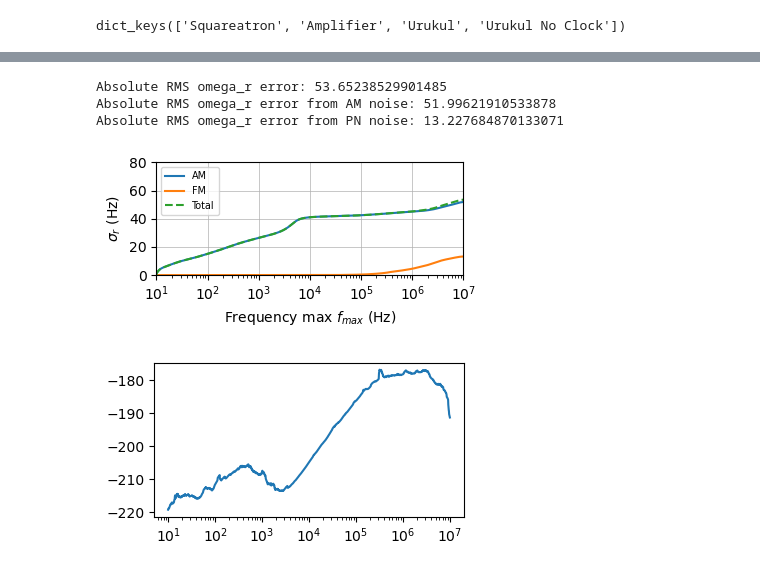
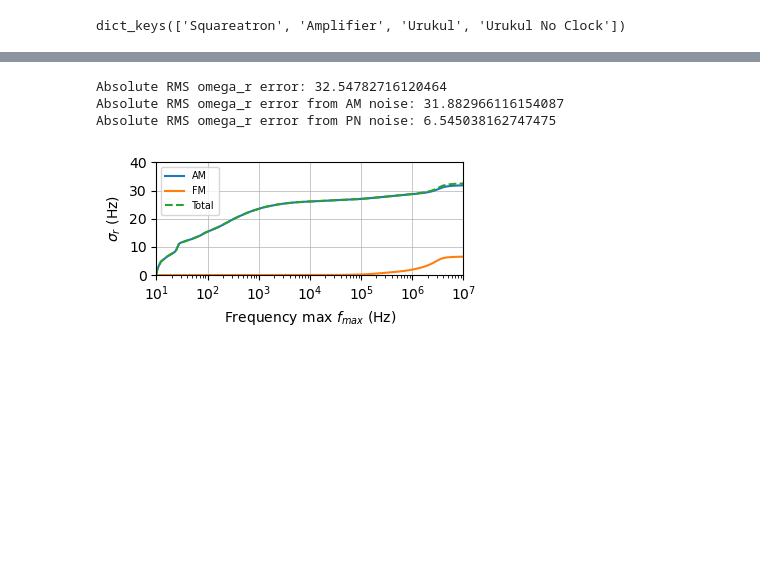
Before and after one commit to DonovanWebb/thesis, a Jupyter notebook: figures/make_figure/ch3/rf/resonator_H/resonator_H.ipynb, the cells around one changed output, grey strips where cells are left out. Drawn from its saved outputs; the diff is of its cells as text; code cells hidden in the pictures; blank space fills up the shorter version.

```diff
--- a/figures/make_figure/ch3/rf/resonator_H/resonator_H.ipynb
+++ b/figures/make_figure/ch3/rf/resonator_H/resonator_H.ipynb
@@ -230,7 +245,7 @@ Upper -3 dB frequency: 3.70696e+07 Hz
 [figure]
 [figure]
 # %%
-f0, offsets, am_in, pn_in, am_out, pn_out, g_aa, g_pa = get_noise(0.0, Cval, Lval, Rsval, RLval, CLval)
+f0, offsets, am_in, pn_in, am_out, pn_out, g_aa, g_pa, g_ap = get_noise(0.0, Cval, Lval, Rsval, RLval, CLval)
 
 # Also show individual contributions
 H0 = H_jw(f0, Cval, Lval, Rsval, RLval, CLval)
@@ -281,7 +296,7 @@ detunings = np.logspace(0, 6, 100)  # detuning from 1 Hz to 1 MHz
 conv_freq = 10e4  # 10 kHz, frequency at which to evaluate conversion
 g_pa_values = []
 for detuning in detunings:
-    _, offsets, _, _, _, _, _, g_pa_ = get_noise(detuning, Cval, Lval, Rsval, RLval, CLval)
+    _, offsets, _, _, _, _, _, g_pa_, _ = get_noise(detuning, Cval, Lval, Rsval, RLval, CLval)
     g_pa_values.append(np.abs(g_pa_[np.argmin(np.abs(offsets - conv_freq))]))  # get g_pa at conv_freq
 
 plt.figure(figsize=(4, 2.6))
@@ -512,17 +531,9 @@ Carrier frequency f0 = 3.67967e+07 Hz
 # Spectra to RMS of mode frequency
 # Convert SSB AM noise dBc/Hz to fractional amplitude PSD
 freqs = np.array(frequencies)
-S_alpha = 2 * 10**(am_out / 10)
-
-# Convert SSB phase noise dBc/Hz to phase PSD rad^2/Hz
-S_phi = 2 * 10**(pn_out / 10)
-
-# Convert phase noise to fractional RF frequency noise
-S_frac_freq = (freqs / f0)**2 * S_phi
-S_frac_freq_2 = 2*10**(fm_out / 10)
 
 # Fractional omega_r PSD
-S_frac_omega_r = S_alpha + S_frac_freq
+S_frac_omega_r = S_am_out + S_fm_out
 f1 = 10     # Hz
 if f1 < np.min(freqs):
     print(f"Warning: f1={f1} Hz is below the minimum measured frequency {np.min(freqs):.2g} Hz. Results may be inaccurate.")
@@ -535,50 +546,41 @@ mask = (freqs >= f1) & (freqs <= f2)
 frac_rms_error = np.sqrt(np.trapezoid(S_frac_omega_r[mask], freqs[mask]))
 
 omega_r0 = 3e6  # your nominal radial frequency
 omega_r_rms_error = omega_r0 * frac_rms_error
 
 print("Absolute RMS omega_r error:", omega_r_rms_error)
 
 #Get AM contribution to RMS error
-frac_rms_error_am = np.sqrt(np.trapezoid(S_alpha[mask], freqs[mask]))
+frac_rms_error_am = np.sqrt(np.trapezoid(S_am_out[mask], freqs[mask]))
 omega_r_rms_error_am = omega_r0 * frac_rms_error_am
 print("Absolute RMS omega_r error from AM noise:", omega_r_rms_error_am)
 
 # Get PN contribution to RMS error
-frac_rms_error_pn = np.sqrt(np.trapezoid(S_frac_freq[mask], freqs[mask]))
+frac_rms_error_pn = np.sqrt(np.trapezoid(S_fm_out[mask], freqs[mask]))
 omega_r_rms_error_pn = omega_r0 * frac_rms_error_pn
 print("Absolute RMS omega_r error from PN noise:", omega_r_rms_error_pn)
 
 # plot cumulative contributions
-cumulative_am = np.sqrt(np.cumsum(S_alpha[mask] * np.diff(freqs[mask], prepend=freqs[mask][0])))* omega_r0
-cumulative_pn = np.sqrt(np.cumsum(S_frac_freq[mask] * np.diff(freqs[mask], prepend=freqs[mask][0])))* omega_r0
-cumulative_fm = np.sqrt(np.cumsum(S_frac_freq_2[mask] * np.diff(freqs[mask], prepend=freqs[mask][0])))* omega_r0
+cumulative_am = np.array([np.sqrt(np.trapezoid(S_am_out[mask][:i+1], freqs[mask][:i+1])) * omega_r0 for i in range(len(freqs[mask]))])
+cumulative_fm = np.array([np.sqrt(np.trapezoid(S_fm_out[mask][:i+1], freqs[mask][:i+1])) * omega_r0 for i in range(len(freqs[mask]))])
 plt.figure(figsize=(4, 2))
 plt.plot(freqs[mask], cumulative_am, label="AM")
-plt.plot(freqs[mask], cumulative_pn, label="FM")
-cumulative_tot = np.sqrt(cumulative_am**2 + cumulative_pn**2)
+plt.plot(freqs[mask], cumulative_fm, label="FM")
+cumulative_tot = np.sqrt(cumulative_am**2 + cumulative_fm**2)
 plt.plot(freqs[mask], cumulative_tot, label="Total", linestyle="--")
-# plt.plot(freqs[mask], cumulative_fm, label="Cumulative RMS error from FM noise", linestyle="--")
 
 plt.xscale("log")
 plt.xlabel("Frequency max $f_{max}$ (Hz)")
 plt.ylabel("$\\sigma_r$ (Hz)")
 plt.grid(True, which="major", lw =0.5)
 plt.xlim(1e1, 1e7)
-plt.ylim(0, 80)
+plt.ylim(0, 40)
 path = "../../../../pdf_figure/ch3/res_cumulative_noise.pdf"
 plt.tight_layout()
 plt.legend(fontsize="x-small")
 plt.savefig(path)
-
-# plot s freq
-plt.figure(figsize=(4, 2))
-SSB_freq = 10 * np.log10(S_frac_freq/2)  # Convert to dBc/Hz
-plt.plot(freqs[mask], SSB_freq[mask], label="Equivalent frequency noise from PM noise")
-plt.xscale("log")
 # %% [output]
-Absolute RMS omega_r error: 53.65238529901485
-Absolute RMS omega_r error from AM noise: 51.99621910533878
-Absolute RMS omega_r error from PN noise: 13.227684870133071
+Absolute RMS omega_r error: 32.54782716120464
+Absolute RMS omega_r error from AM noise: 31.882966116154087
+Absolute RMS omega_r error from PN noise: 6.545038162747475
-[figure, old version]
+[figure, new version]
-[figure, removed]
```
Also changed, not shown: parts of 3 cells of this notebook, 14 other files.
